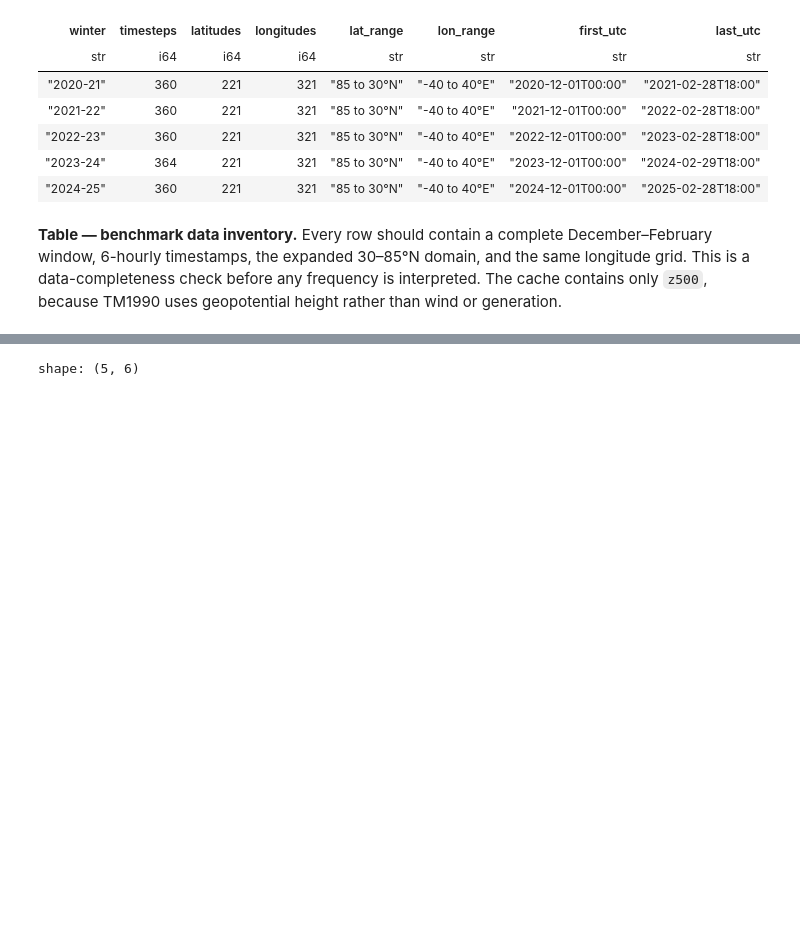
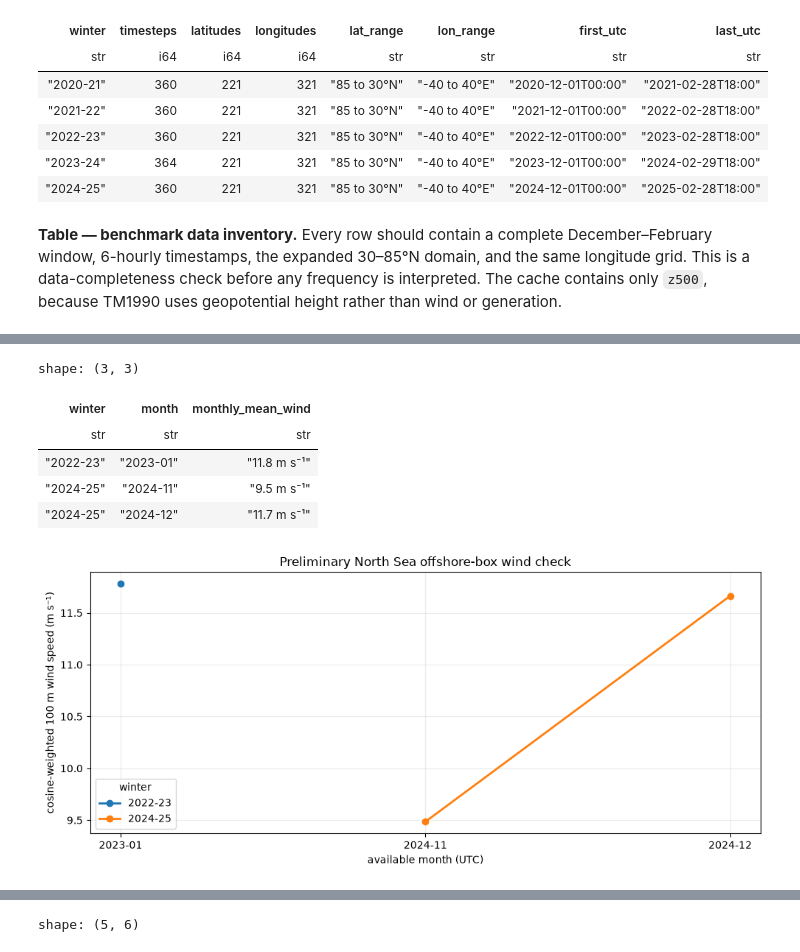
Before and after one commit to TunaHim/EuroGrid-Climate-Dynamics, a Jupyter notebook: notebooks/03_era5_blocking_benchmark.ipynb, the cells around one changed output, grey strips where cells are left out. Saved outputs shown, nothing was run; the diff lists cells and outputs as text; code cells hidden in the pictures; blank space fills up the shorter version.

Commit message:
Clarify blocking workflow and wind coverage
Co-Authored-By: Himansu Kesari Pradhan <kesarihimansu@gmail.com>

```diff
--- a/notebooks/03_era5_blocking_benchmark.ipynb
+++ b/notebooks/03_era5_blocking_benchmark.ipynb
@@ -87,0 +94,62 @@ uses geopotential height rather than wind or generation.
+# %%
+# Check available offshore-box wind caches and plot the monthly values that exist.
+from eurogrid.models.transfer import FLEET_BOXES
+
+offshore_lat_min, offshore_lat_max, offshore_lon_min, offshore_lon_max = FLEET_BOXES["wind_offshore"]
+wind_cache_paths = {
+    "2022-23": ROOT / "data/era5/era5_20230101T00_20230201T00_lat30_85_lon-40_40_z6h.zarr",
+    "2024-25": ROOT / "data/era5/era5_20241101T00_20250101T00_lat30_85_lon-40_40_z6h.zarr",
+}
+wind_rows = []
+for winter, path in wind_cache_paths.items():
+    if not path.exists():
+        continue
+    ds = xr.open_zarr(path, consolidated=True)
+    offshore = ds["ws100"].sel(
+        lat=slice(offshore_lat_max, offshore_lat_min),
+        lon=slice(offshore_lon_min, offshore_lon_max),
+    )
+    weighted = offshore.weighted(np.cos(np.deg2rad(offshore.lat))).mean(("lat", "lon"))
+    monthly = weighted.resample(time="1MS").mean()
+    for timestamp, value in zip(monthly.time.values, monthly.values, strict=True):
+        wind_rows.append(
+            {"winter": winter, "month": str(timestamp)[:7], "offshore_box_mean_wind_m_s": float(value)}
+        )
+wind_available = (
+    pl.DataFrame(wind_rows)
+    if wind_rows
+    else pl.DataFrame({"winter": [], "month": [], "offshore_box_mean_wind_m_s": []})
+)
+wind_display = wind_available.with_columns(
+    pl.col("offshore_box_mean_wind_m_s")
+    .map_elements(lambda value: f"{value:.1f} m s⁻¹", return_dtype=pl.String)
+    .alias("monthly_mean_wind")
+).select(["winter", "month", "monthly_mean_wind"])
+display(wind_display)
+fig, ax = plt.subplots(figsize=(10, 4.5))
+for winter, group in wind_available.group_by("winter", maintain_order=True):
+    ax.plot(
+        group["month"],
+        group["offshore_box_mean_wind_m_s"],
+        marker="o",
+        linewidth=2,
+        label=winter[0],
+    )
+ax.set(
+    xlabel="available month (UTC)",
+    ylabel="cosine-weighted 100 m wind speed (m s⁻¹)",
+    title="Preliminary North Sea offshore-box wind check",
+)
+ax.grid(alpha=0.25)
+if wind_rows:
+    ax.legend(title="winter")
+fig.tight_layout()
+plt.show()
+# %% [output]
+shape: (3, 3)
+| winter | month | monthly_mean_wind |
+| str | str | str |
+| "2022-23" | "2023-01" | "11.8 m s⁻¹" |
+| "2024-25" | "2024-11" | "9.5 m s⁻¹" |
+| "2024-25" | "2024-12" | "11.7 m s⁻¹" |
+[figure, added]
```
Also changed, not shown: parts of 4 cells of this notebook.
